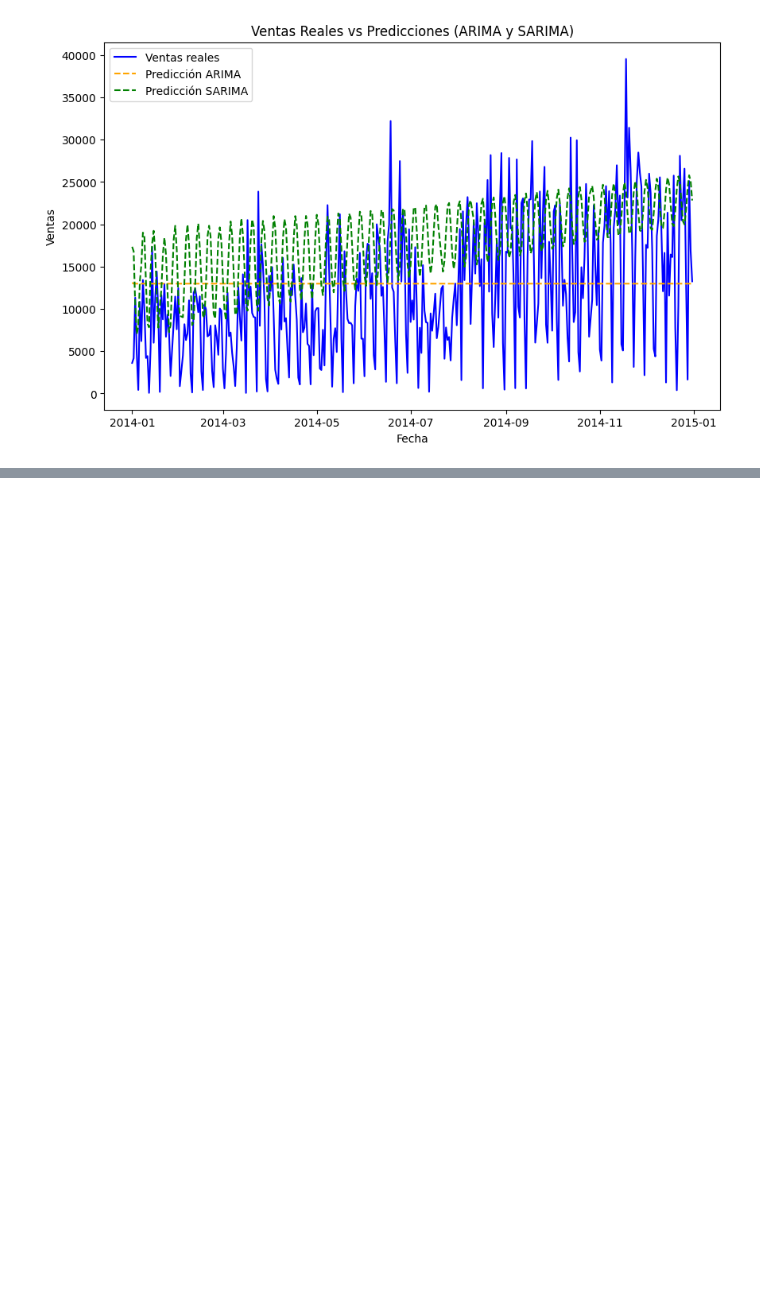
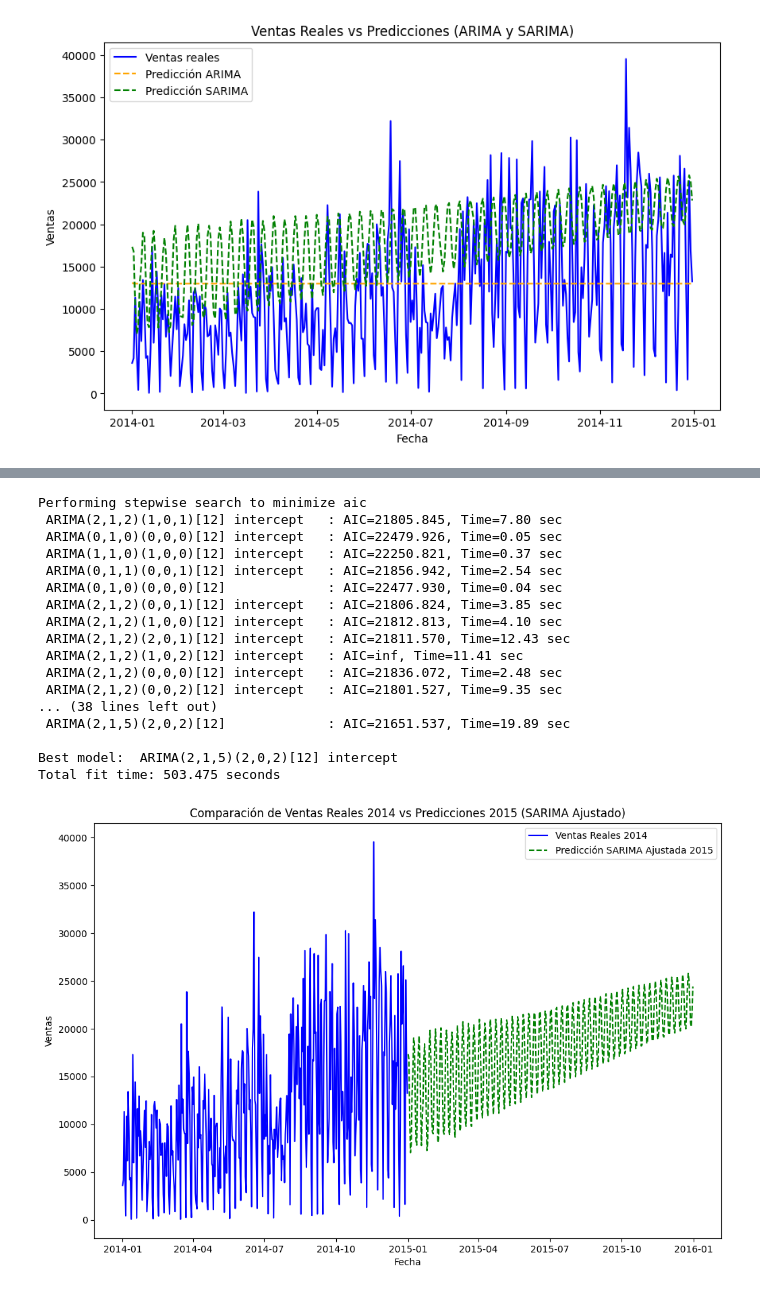
Before and after one commit to will9pv22/ONLINE_DS_THEBRIDGE_EJERCICIOS_GUILLEMP, a Jupyter notebook: proyecto ML/proyecto_ML_2.ipynb, the cells around one changed output, grey strips where cells are left out. Saved outputs shown, nothing was run; the diff lists cells and outputs as text; code cells hidden in the pictures; blank space fills up the shorter version.

```diff
--- a/proyecto ML/proyecto_ML_2.ipynb
+++ b/proyecto ML/proyecto_ML_2.ipynb
@@ -289,0 +349,37 @@ plt.show()
+# %%
+from pmdarima import auto_arima
+
+# Ajuste automático de parámetros SARIMA
+auto_model = auto_arima(train['Sales'], seasonal=True, m=12, stepwise=True, trace=True)
+
+# Predicción para 2015
+sarima_auto_forecast = auto_model.predict(n_periods=365)
+
+# Graficar las ventas reales y las predicciones
+plt.figure(figsize=(12, 8))
+plt.plot(real_sales_2014.index, real_sales_2014.values, label='Ventas Reales 2014', color='blue')
+plt.plot(forecast_dates_2015, sarima_auto_forecast, label='Predicción SARIMA Ajustada 2015', color='green', linestyle='--')
+plt.xlabel('Fecha')
+plt.ylabel('Ventas')
+plt.title('Comparación de Ventas Reales 2014 vs Predicciones 2015 (SARIMA Ajustado)')
+plt.legend()
+plt.show()
+# %% [output]
+Performing stepwise search to minimize aic
+ ARIMA(2,1,2)(1,0,1)[12] intercept   : AIC=21805.845, Time=7.80 sec
+ ARIMA(0,1,0)(0,0,0)[12] intercept   : AIC=22479.926, Time=0.05 sec
+ ARIMA(1,1,0)(1,0,0)[12] intercept   : AIC=22250.821, Time=0.37 sec
+ ARIMA(0,1,1)(0,0,1)[12] intercept   : AIC=21856.942, Time=2.54 sec
+ ARIMA(0,1,0)(0,0,0)[12]             : AIC=22477.930, Time=0.04 sec
+ ARIMA(2,1,2)(0,0,1)[12] intercept   : AIC=21806.824, Time=3.85 sec
+ ARIMA(2,1,2)(1,0,0)[12] intercept   : AIC=21812.813, Time=4.10 sec
+ ARIMA(2,1,2)(2,0,1)[12] intercept   : AIC=21811.570, Time=12.43 sec
+ ARIMA(2,1,2)(1,0,2)[12] intercept   : AIC=inf, Time=11.41 sec
+ ARIMA(2,1,2)(0,0,0)[12] intercept   : AIC=21836.072, Time=2.48 sec
+ ARIMA(2,1,2)(0,0,2)[12] intercept   : AIC=21801.527, Time=9.35 sec
+... (38 lines left out)
+ ARIMA(2,1,5)(2,0,2)[12]             : AIC=21651.537, Time=19.89 sec
+
+Best model:  ARIMA(2,1,5)(2,0,2)[12] intercept
+Total fit time: 503.475 seconds
+[figure, added]
```
Also changed, not shown: parts of 13 cells of this notebook.
